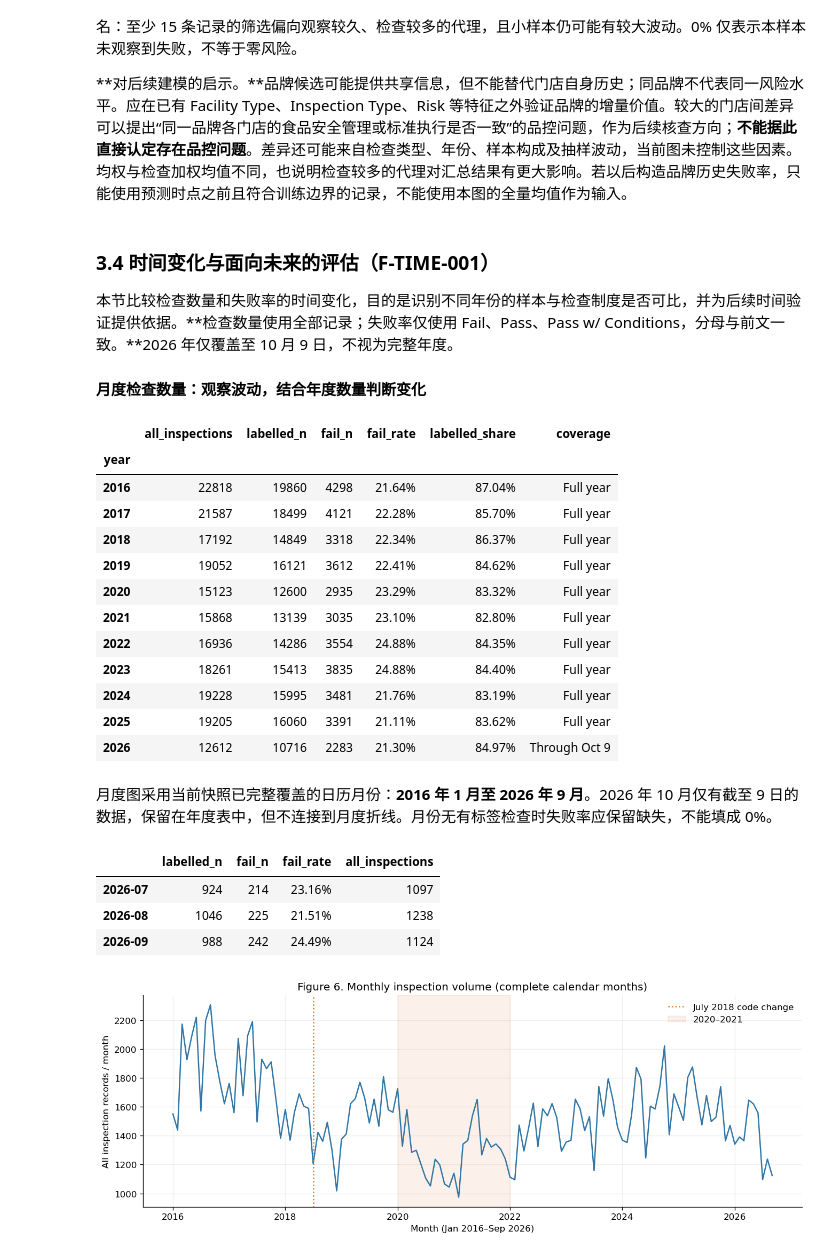
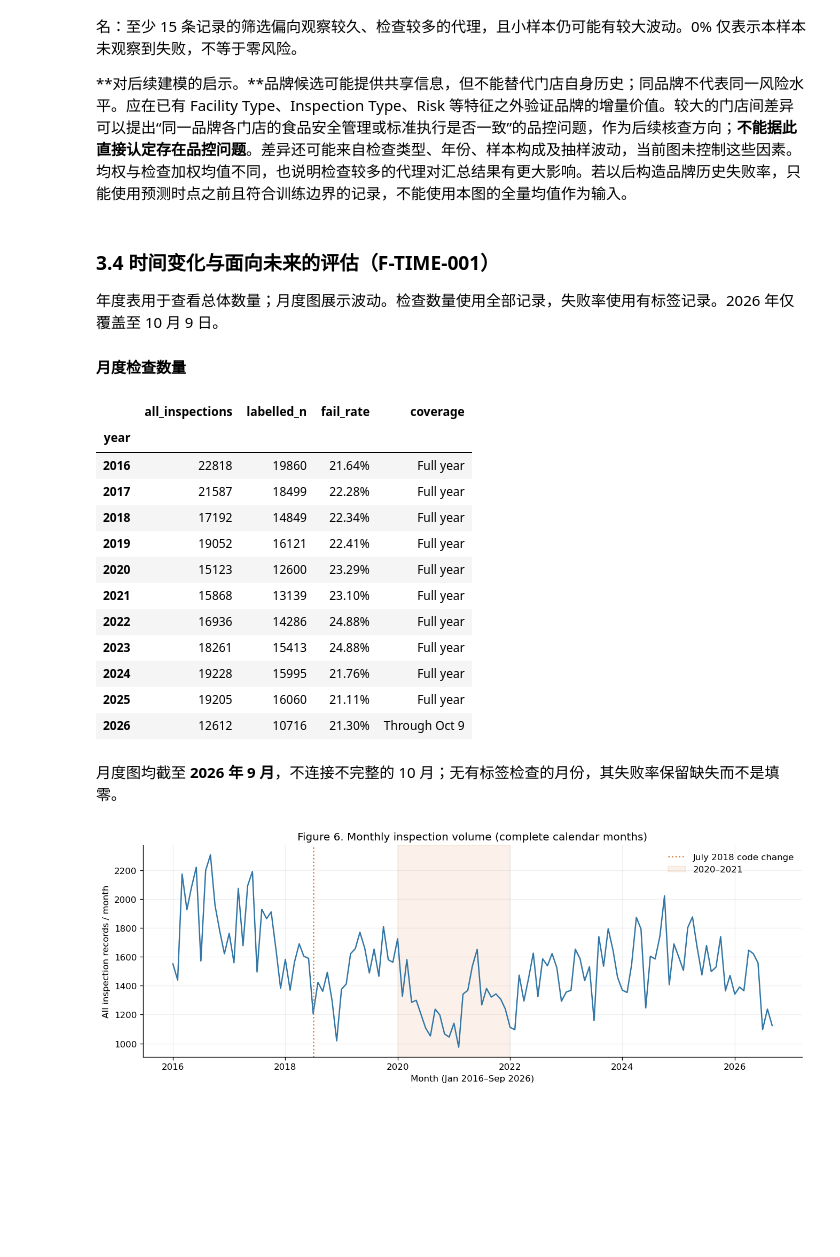
Before and after one commit to hqiang335/DSAA-1001-Project, a Jupyter notebook: data_analysis_final_中文版.ipynb, the cells around one changed output. Cells and saved outputs as stored; diff of their text form; code cells hidden in the pictures; blank space fills up the shorter version.

Commit message:
Streamline notebook outputs while preserving full analytical explanations

```diff
--- a/data_analysis_final_中文版.ipynb
+++ b/data_analysis_final_中文版.ipynb
@@ -618,47 +444,39 @@ plt.show()
 **对后续建模的启示。**品牌候选可能提供共享信息，但不能替代门店自身历史；同品牌不代表同一风险水平。应在已有 Facility Type、Inspection Type、Risk 等特征之外验证品牌的增量价值。较大的门店间差异可以提出“同一品牌各门店的食品安全管理或标准执行是否一致”的品控问题，作为后续核查方向；**不能据此直接认定存在品控问题**。差异还可能来自检查类型、年份、样本构成及抽样波动，当前图未控制这些因素。均权与检查加权均值不同，也说明检查较多的代理对汇总结果有更大影响。若以后构造品牌历史失败率，只能使用预测时点之前且符合训练边界的记录，不能使用本图的全量均值作为输入。
 # %% [markdown]
 ### 3.4 时间变化与面向未来的评估（F-TIME-001）
+年度表用于查看总体数量；月度图展示波动。检查数量使用全部记录，失败率使用有标签记录。2026 年仅覆盖至 10 月 9 日。
 
-本节比较检查数量和失败率的时间变化，目的是识别不同年份的样本与检查制度是否可比，并为后续时间验证提供依据。**检查数量使用全部记录；失败率仅使用 Fail、Pass、Pass w/ Conditions，分母与前文一致。**2026 年仅覆盖至 10 月 9 日，不视为完整年度。
-
-#### 月度检查数量：观察波动，结合年度数量判断变化
+#### 月度检查数量
 # %%
 time_all = df.assign(year=df['Inspection Date'].dt.year)
 time_labelled = eda.assign(year=eda['Inspection Date'].dt.year)
 annual = time_labelled.groupby('year')['Fail'].agg(labelled_n='size', fail_n='sum', fail_rate='mean')
 annual.insert(0, 'all_inspections', time_all.groupby('year').size())
-annual['labelled_share'] = annual['labelled_n'] / annual['all_inspections']
 annual['coverage'] = 'Full year'
 annual.loc[2026, 'coverage'] = 'Through Oct 9'
-annual.style.format({'fail_rate': '{:.2%}', 'labelled_share': '{:.2%}'})
+annual[['all_inspections', 'labelled_n', 'fail_rate', 'coverage']].style.format({'fail_rate': '{:.2%}'})
 # %% [output]
-|  | all_inspections | labelled_n | fail_n | fail_rate | labelled_share | coverage |
-| year |  |  |  |  |  |  |
-| 2016 | 22818 | 19860 | 4298 | 21.64% | 87.04% | Full year |
-| 2017 | 21587 | 18499 | 4121 | 22.28% | 85.70% | Full year |
-| 2018 | 17192 | 14849 | 3318 | 22.34% | 86.37% | Full year |
-| 2019 | 19052 | 16121 | 3612 | 22.41% | 84.62% | Full year |
-| 2020 | 15123 | 12600 | 2935 | 23.29% | 83.32% | Full year |
-| 2021 | 15868 | 13139 | 3035 | 23.10% | 82.80% | Full year |
-| 2022 | 16936 | 14286 | 3554 | 24.88% | 84.35% | Full year |
-| 2023 | 18261 | 15413 | 3835 | 24.88% | 84.40% | Full year |
-| 2024 | 19228 | 15995 | 3481 | 21.76% | 83.19% | Full year |
-| 2025 | 19205 | 16060 | 3391 | 21.11% | 83.62% | Full year |
-| 2026 | 12612 | 10716 | 2283 | 21.30% | 84.97% | Through Oct 9 |
+|  | all_inspections | labelled_n | fail_rate | coverage |
+| year |  |  |  |  |
+| 2016 | 22818 | 19860 | 21.64% | Full year |
+| 2017 | 21587 | 18499 | 22.28% | Full year |
+| 2018 | 17192 | 14849 | 22.34% | Full year |
+| 2019 | 19052 | 16121 | 22.41% | Full year |
+| 2020 | 15123 | 12600 | 23.29% | Full year |
+| 2021 | 15868 | 13139 | 23.10% | Full year |
+| 2022 | 16936 | 14286 | 24.88% | Full year |
+| 2023 | 18261 | 15413 | 24.88% | Full year |
+| 2024 | 19228 | 15995 | 21.76% | Full year |
+| 2025 | 19205 | 16060 | 21.11% | Full year |
+| 2026 | 12612 | 10716 | 21.30% | Through Oct 9 |
 # %% [markdown]
-月度图采用当前快照已完整覆盖的日历月份：**2016 年 1 月至 2026 年 9 月**。2026 年 10 月仅有截至 9 日的数据，保留在年度表中，但不连接到月度折线。月份无有标签检查时失败率应保留缺失，不能填成 0%。
+月度图均截至 **2026 年 9 月**，不连接不完整的 10 月；无有标签检查的月份，其失败率保留缺失而不是填零。
 # %%
 last_month = df['Inspection Date'].max().to_period('M')
 month_index = pd.period_range(df['Inspection Date'].min().to_period('M'), last_month - 1, freq='M')
 monthly = time_labelled.groupby(time_labelled['Inspection Date'].dt.to_period('M'))['Fail'].agg(
     labelled_n='size', fail_n='sum', fail_rate='mean').reindex(month_index)
 monthly['all_inspections'] = time_all.groupby(time_all['Inspection Date'].dt.to_period('M')).size().reindex(month_index, fill_value=0)
-monthly.tail(3).style.format({'fail_rate': '{:.2%}'})
-# %% [output]
-|  | labelled_n | fail_n | fail_rate | all_inspections |
-| 2026-07 | 924 | 214 | 23.16% | 1097 |
-| 2026-08 | 1046 | 225 | 21.51% | 1238 |
-| 2026-09 | 988 | 242 | 24.49% | 1124 |
 # %%
 fig, ax = plt.subplots(figsize=(11, 4), layout='constrained')
 ax.plot(monthly.index.to_timestamp(), monthly['all_inspections'], color='#3276A5')
```
Also changed, not shown: parts of 72 cells of this notebook, 4 other files.
